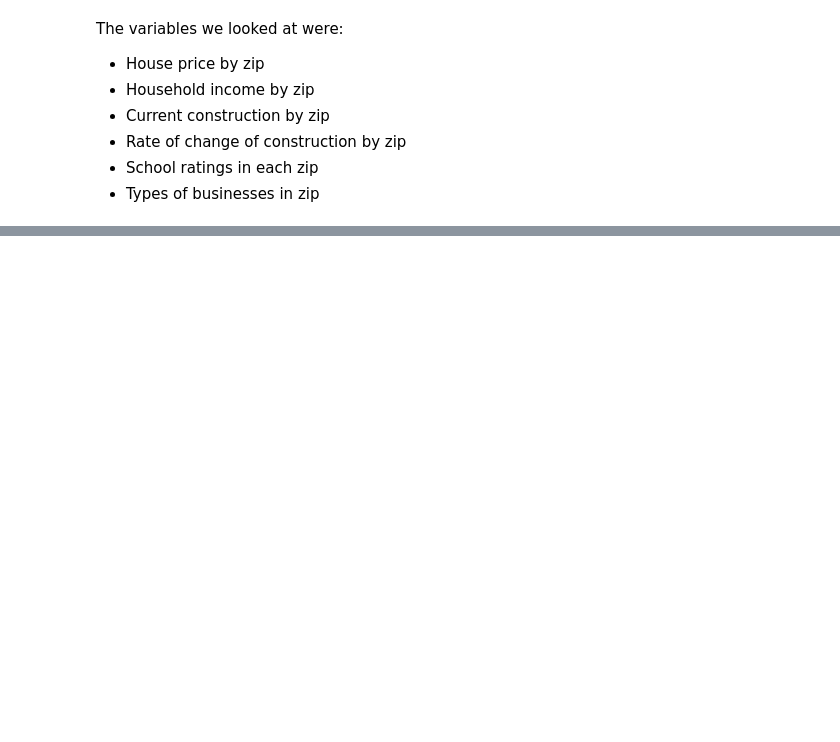
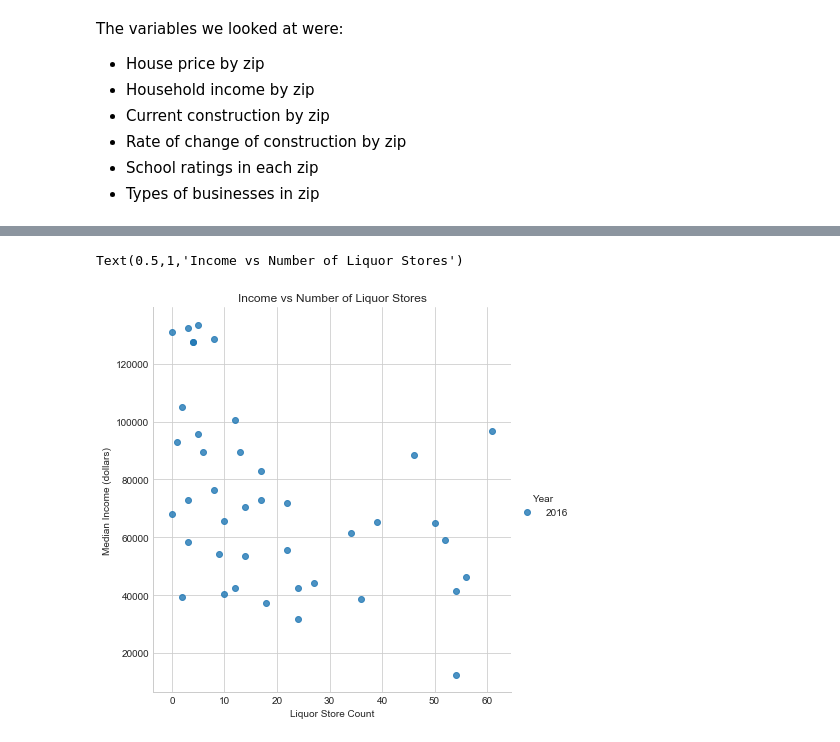
Before and after one commit to KeithBreach/project-01, a Jupyter notebook: slideshow.ipynb, the cells around one changed output, grey strips where cells are left out. Cells and saved outputs as stored; diff of their text form; code cells hidden in the pictures; blank space fills up the shorter version.

```diff
--- a/slideshow.ipynb
+++ b/slideshow.ipynb
@@ -63,0 +89,12 @@ ax = pie(labels, sizes, explode, ax=ax, shadow=True)
+# %%
+ffname = os.path.join(rootdir, "project-01", "data", "int", "realestate_demographics.csv")
+real_estate_info = pd.read_csv(ffname)
+real_estate_info = real_estate_info.dropna(subset=["Liquor Store Count", "Median Income (dollars)"])
+real_estate_info = real_estate_info.loc[real_estate_info["Month"] == 1]
+real_estate_info = real_estate_info.loc[real_estate_info["Year"] == 2016]
+# %%
+sns.lmplot(x="Liquor Store Count", y="Median Income (dollars)", data=real_estate_info, fit_reg=False, hue='Year', legend=True, size = 6)
+plt.title("Income vs Number of Liquor Stores")
+# %% [output]
+Text(0.5,1,'Income vs Number of Liquor Stores')
+[figure, added]
```
Also changed, not shown: parts of 12 cells of this notebook, 2 other files.
